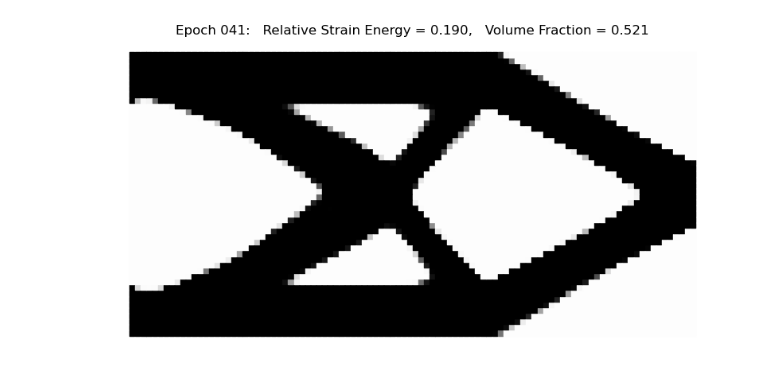
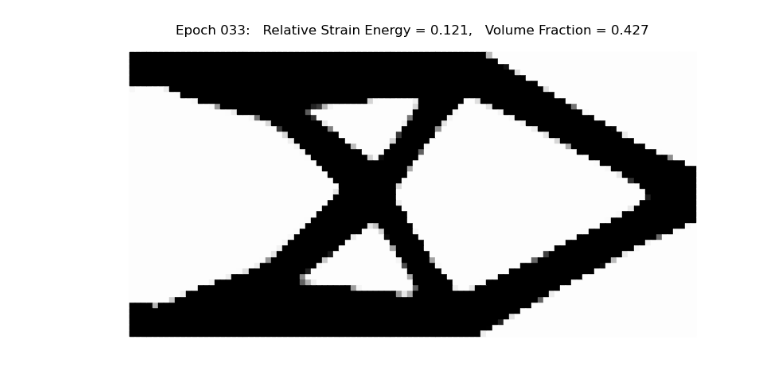
Before and after one commit to abolfazl-ai/TopOpt-FEniCSx, a Jupyter notebook: TopOpt-FEniCSx.ipynb, the cells around one changed output. Drawn from its saved outputs; the diff is of its cells as text; code cells hidden in the pictures.

```diff
--- a/TopOpt-FEniCSx.ipynb
+++ b/TopOpt-FEniCSx.ipynb
@@ -55 +42,6 @@ omega, omega_sum = prepare_filter(midpoints, r)
+# %%
+p = 3
+volume_fraction = 0.4
+lame_lambda, lame_mu = 1.25, 1
+r = 0.02
 # %% [markdown]
@@ -124,2 +150,8 @@ problem = LinearProblem(bilinear_form, linear_form, bcs=[dirichlet_bc],
+# %%
+volume = TestFunction(DG0)
+volume_vector = assemble_vector(form(volume * dx))
+volume_vector.scatter_forward()
+cell_volumes = volume_vector.array
+total_volume = cell_volumes.sum()
 # %% [markdown]
 # Optimization
@@ -126,33 +164,34 @@ problem = LinearProblem(bilinear_form, linear_form, bcs=[dirichlet_bc],
 # %%
 losses = []
 x = np.full(num_cells, volume_fraction)
 for epoch in range(100):
-    rho.x.array[:] = (x ** penalty).flatten()  # SIMP Interpolation
+    rho.x.array[:] = (x ** p).flatten()  # SIMP Interpolation
     disp = problem.solve()  # Finite Element Analysis
 
     # Objective Function
     energy_exp = Expression(psi(rho, disp, disp), DG0.element.interpolation_points())
     energy.interpolate(energy_exp)
     losses.append(energy.x.array.sum())
 
     # Sensitivity Analysis
-    sensitivity = - penalty * (x ** (penalty - 1)) * energy.x.array
+    sensitivity = - p * (x ** (p - 1)) * energy.x.array
     # Filtering the Sensitivity
     sensitivity = (omega @ sensitivity) / omega_sum
 
     # Optimality Criteria Method
     ocp = x * np.sqrt(-sensitivity / cell_volumes)
     l1, l2, move = 0, ocp.sum(), 0.2
     while (l2 - l1) > 1e-4:
         l_mid = 0.5 * (l2 + l1)
         x = (ocp / l_mid).clip(x - move, x + move).clip(0.01, 1)
-        l1, l2 = (l_mid, l2) if x.mean() > volume_fraction else (l1, l_mid)
+        volume = (x * cell_volumes).sum() / total_volume
+        l1, l2 = (l_mid, l2) if volume > volume_fraction else (l1, l_mid)
 
     clear_output(True)
-    title = f'Epoch {epoch:03}:   Relative Strain Energy = {losses[-1] / losses[0]:0.3f},   Volume Fraction = {x.mean():0.3f}'
+    title = f'Epoch {epoch:03}:   Relative Strain Energy = {losses[-1] / losses[0]:0.3f},   Volume Fraction = {volume:0.3f}'
     plot(midpoints.T, 1 - x, title)
 
     # Checking for Convergence
     if np.logical_and(0.15 < x, x < 0.85).sum() / num_cells < 1e-2: break
 # %% [output]
-[figure, old version]
+[figure, new version]
```
Also changed, not shown: parts of 33 cells of this notebook.
